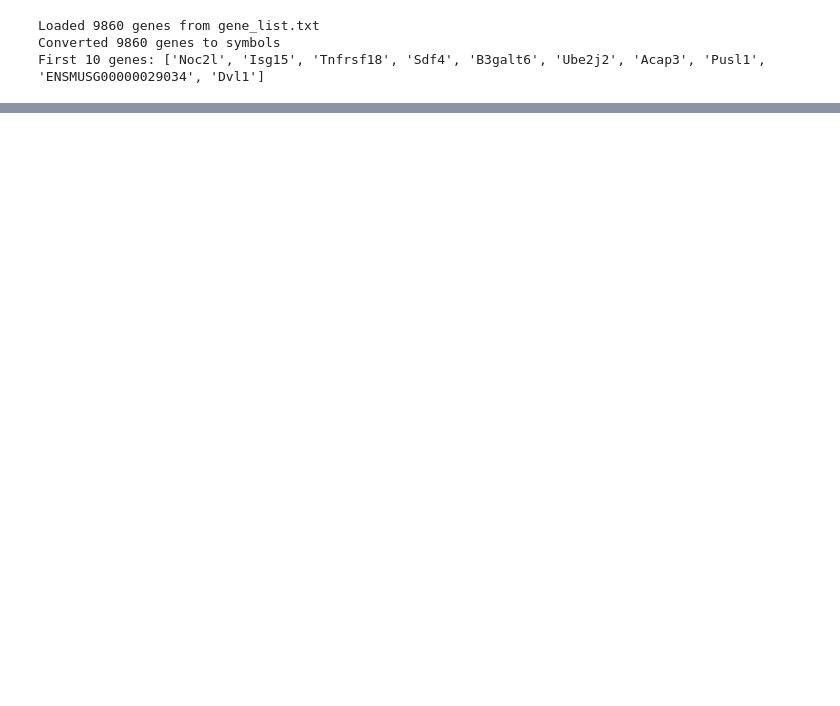
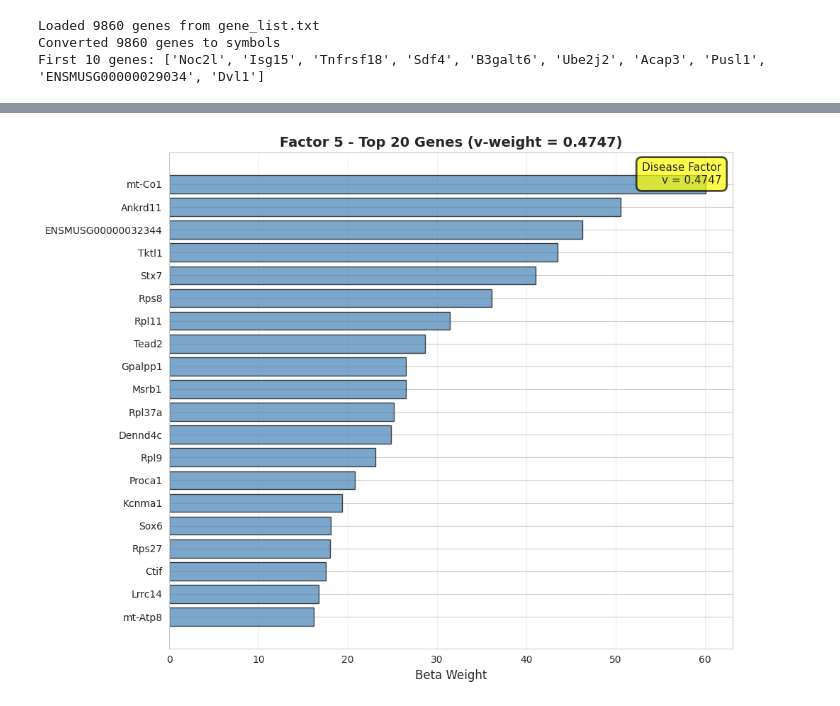
Before and after one commit to tsyasenpoor/sspa_vi, a Jupyter notebook: sspa.ipynb, the cells around one changed output, grey strips where cells are left out. Drawn from its saved outputs; the diff is of its cells as text; code cells hidden in the pictures; blank space fills up the shorter version.

Commit message:
synth test

```diff
--- a/sspa.ipynb
+++ b/sspa.ipynb
@@ -1076,0 +1527,7 @@ First 10 genes: ['Noc2l', 'Isg15', 'Tnfrsf18', 'Sdf4', 'B3galt6', 'Ube2j2', 'Aca
+# %%
+import pickle
+
+with open('/labs/Aguiar/SSPA_BRAY/BRay/synthetic_superstrong/progressive_validation/stage_1:_small_model.pkl', 'rb') as f:
+    model_superstrong = pickle.load(f)
+
+model_superstrong
@@ -1076,0 +1552,11 @@ First 10 genes: ['Noc2l', 'Isg15', 'Tnfrsf18', 'Sdf4', 'B3galt6', 'Ube2j2', 'Aca
+# %%
+# Extract the arrays from the model
+E_beta = model_superstrong['E_beta']
+E_theta = model_superstrong['E_theta']
+mu_v = model_superstrong['mu_v']
+
+print("Loaded arrays from model_superstrong:")
+print(f"E_beta shape: {E_beta.shape}")
+print(f"E_theta shape: {E_theta.shape}")
+print(f"mu_v shape: {mu_v.shape}")
+print(f"\nmu_v values:\n{mu_v}")
@@ -1076,0 +1608,67 @@ First 10 genes: ['Noc2l', 'Isg15', 'Tnfrsf18', 'Sdf4', 'B3galt6', 'Ube2j2', 'Aca
+# %%
+import numpy as np
+
+import matplotlib.pyplot as plt
+
+# Get beta values for factor 5
+factor_idx = 4  # 0-indexed, so factor 5 is index 4
+beta_factor5 = E_beta[:, factor_idx]
+
+# Get top 20 genes for factor 5
+top_20_idx = np.argsort(beta_factor5)[-20:][::-1]
+top_20_ensembl = [train_data.columns[i] for i in top_20_idx]
+top_20_weights = beta_factor5[top_20_idx]
+
+# Convert Ensembl IDs to gene symbols
+top_20_symbols = []
+for ensembl_id in top_20_ensembl:
+    # Find the symbol that maps to this Ensembl ID
+    symbol = [k for k, v in gene_annotation_ensembl_map.items() if v == ensembl_id]
+    if symbol:
+        top_20_symbols.append(symbol[0])
+    else:
+        # If no symbol found, use the Ensembl ID
+        top_20_symbols.append(ensembl_id)
+
+# Get v-weight for factor 5
+v_weight_factor5 = mu_v[0, factor_idx]
+
+# Create barplot
+fig, ax = plt.subplots(figsize=(10, 8))
+
+y_pos = np.arange(len(top_20_symbols))
+colors = ['steelblue'] * len(top_20_symbols)
+
+ax.barh(y_pos, top_20_weights, color=colors, edgecolor='black', alpha=0.7)
+ax.set_yticks(y_pos)
+ax.set_yticklabels(top_20_symbols, fontsize=10)
+ax.set_xlabel('Beta Weight', fontsize=12)
+ax.set_title(f'Factor 5 - Top 20 Genes (v-weight = {v_weight_factor5:.4f})',
+             fontsize=14, fontweight='bold')
+ax.grid(True, alpha=0.3, axis='x')
+
+# Add v-weight indicator box
+bbox_props = dict(boxstyle='round,pad=0.5',
+                  facecolor='yellow' if abs(v_weight_factor5) > 0.1 else 'lightgray',
+                  alpha=0.7, edgecolor='black', linewidth=2)
+ax.text(0.98, 0.98, f'Disease Factor\nv = {v_weight_factor5:.4f}',
+        transform=ax.transAxes, fontsize=11, verticalalignment='top',
+        horizontalalignment='right', bbox=bbox_props)
+
+# Invert y-axis to show highest weight at top
+ax.invert_yaxis()
+
+plt.tight_layout()
+plt.savefig('factor5_top20_genes.png', dpi=150, bbox_inches='tight')
+plt.show()
+
+# Print summary
+print(f"\nFactor 5 Summary:")
+print(f"V-weight: {v_weight_factor5:.4f}")
+print(f"Mean beta: {beta_factor5.mean():.4f}")
+print(f"Max beta: {beta_factor5.max():.4f}")
+print(f"\nTop 20 genes:")
+for i, (gene, weight) in enumerate(zip(top_20_symbols, top_20_weights), 1):
+    print(f"{i:2d}. {gene:15s} : {weight:.4f}")
+# %% [output]
+[figure, added]
```
Also changed, not shown: parts of 31 cells of this notebook, 4 other files.
